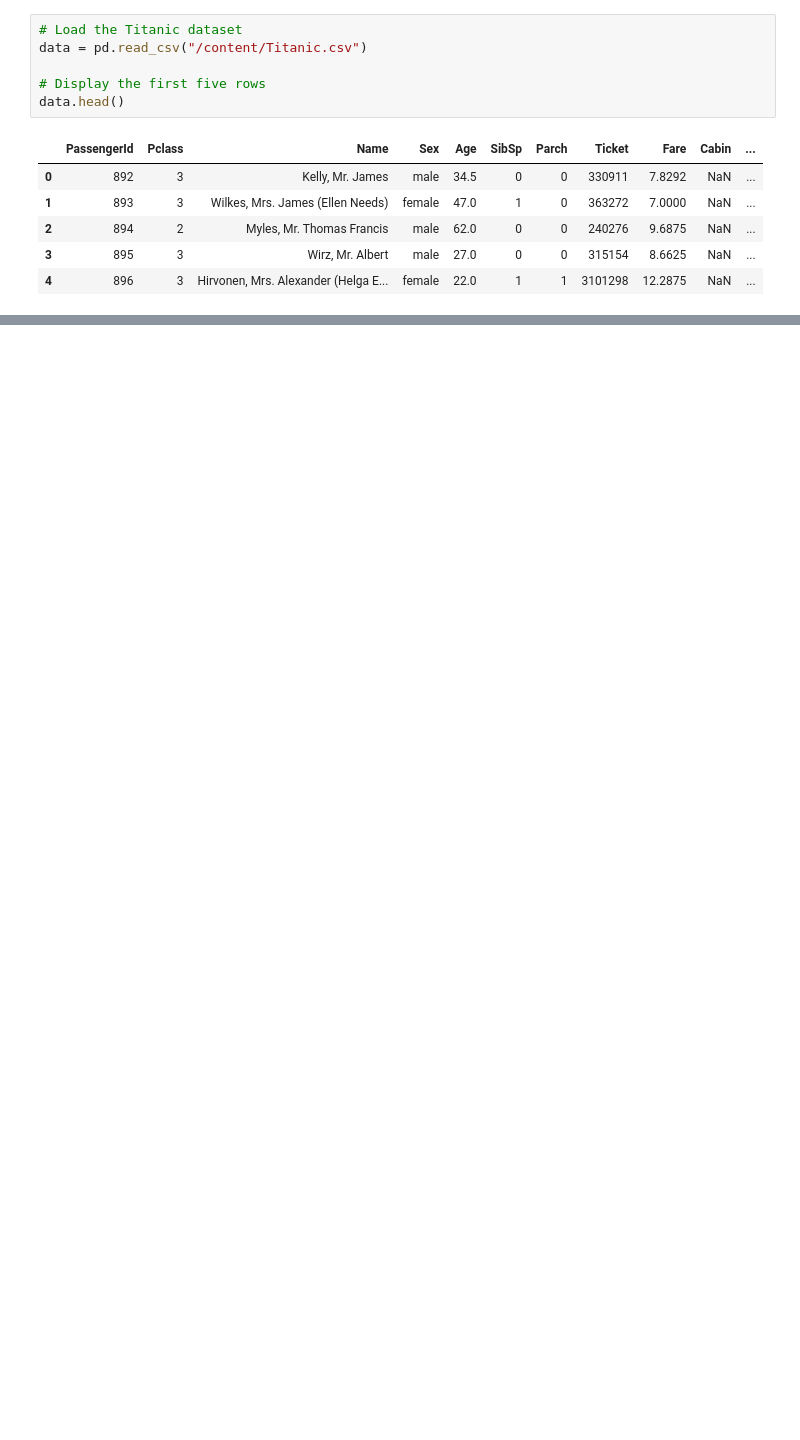
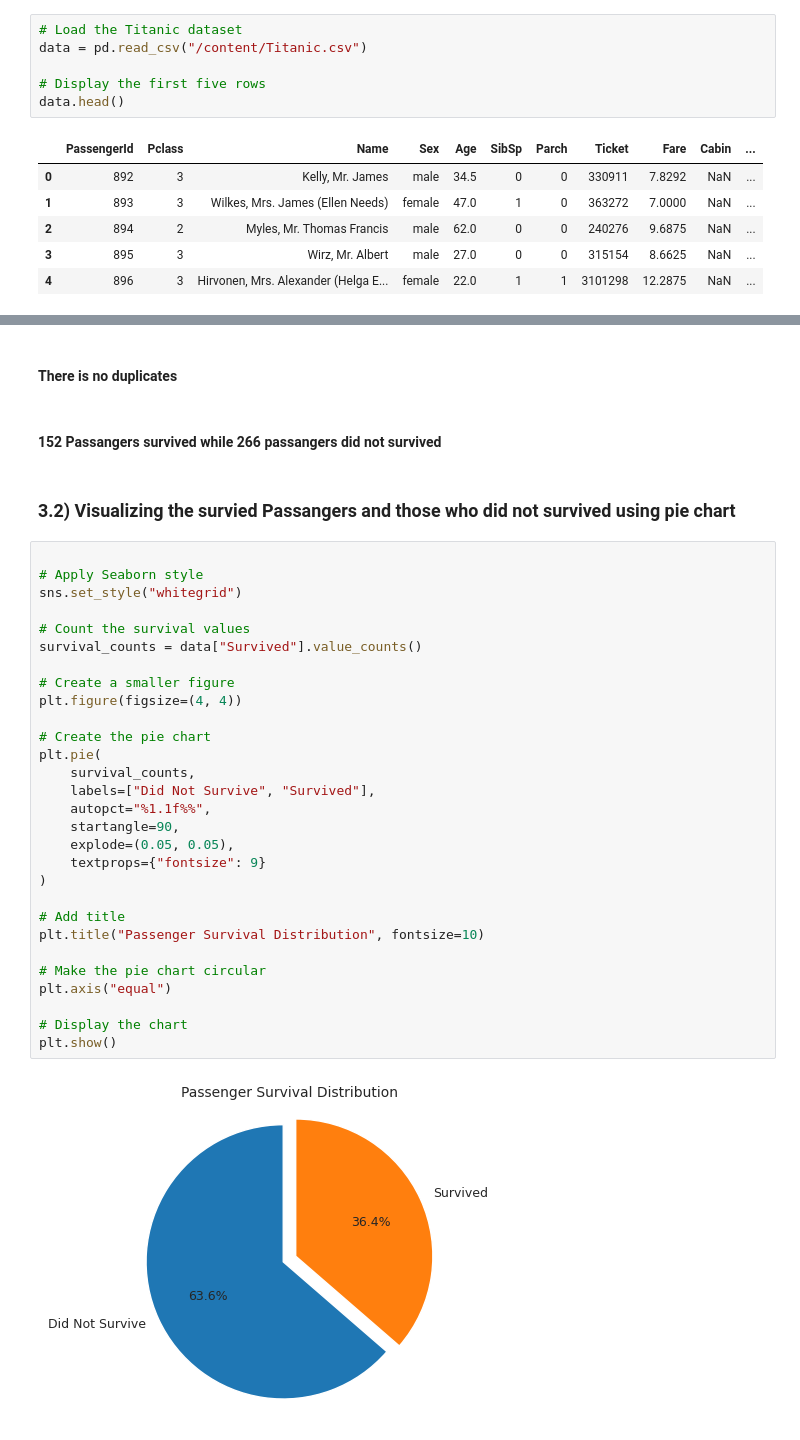
Before and after one commit to Clinton1029/Titanic2, a Jupyter notebook: Titanic.ipynb, the cells around one changed output, grey strips where cells are left out. Saved outputs shown, nothing was run; the diff lists cells and outputs as text; blank space fills up the shorter version.

```diff
--- a/Titanic.ipynb
+++ b/Titanic.ipynb
@@ -295,0 +409,37 @@ data.head()
+# %% [markdown]
+#### There is no duplicates
+# %% [markdown]
+#### 152 Passangers survived while 266 passangers did not survived
+# %% [markdown]
+### 3.2) Visualizing the survied Passangers and those who did not survived using pie chart
+# %%
+
+# Apply Seaborn style
+sns.set_style("whitegrid")
+
+# Count the survival values
+survival_counts = data["Survived"].value_counts()
+
+# Create a smaller figure
+plt.figure(figsize=(4, 4))
+
+# Create the pie chart
+plt.pie(
+    survival_counts,
+    labels=["Did Not Survive", "Survived"],
+    autopct="%1.1f%%",
+    startangle=90,
+    explode=(0.05, 0.05),
+    textprops={"fontsize": 9}
+)
+
+# Add title
+plt.title("Passenger Survival Distribution", fontsize=10)
+
+# Make the pie chart circular
+plt.axis("equal")
+
+# Display the chart
+plt.show()
+# %% [output]
+[figure, added]
```
Also changed, not shown: parts of 30 cells of this notebook.
